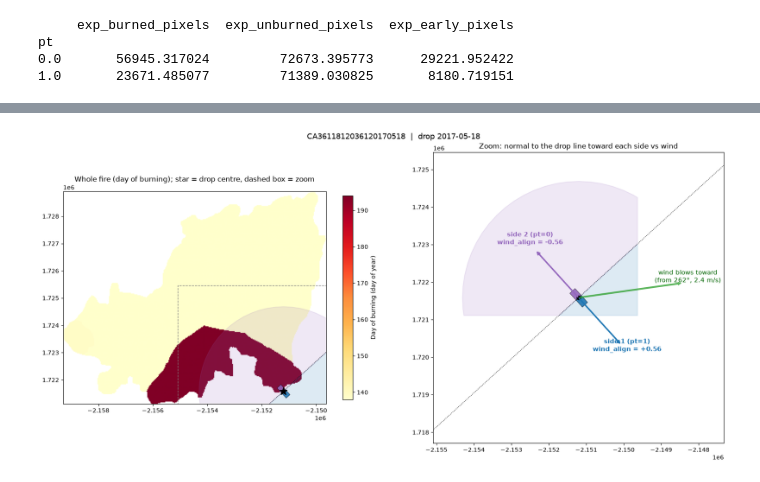
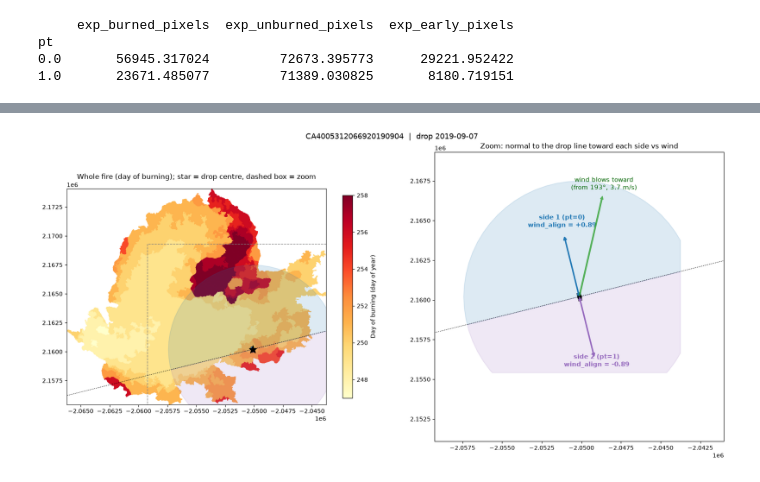
Before and after one commit to SulavSapkota2060/wildfire-retardant-drop-ml, a Jupyter notebook: notebooks/02_feature_extraction.ipynb, the cells around one changed output, grey strips where cells are left out. Drawn from its saved outputs; the diff is of its cells as text; code cells hidden in the pictures.

```diff
--- a/notebooks/02_feature_extraction.ipynb
+++ b/notebooks/02_feature_extraction.ipynb
@@ -1039,8 +1056,8 @@ def plot_wind_drop(pair):
     fig.suptitle(f"{row['Evnt_ID']}  |  drop {G['date'].date()}", fontsize=13)
     plt.tight_layout(); plt.show()
 # %%
-test_drop_id = drops["drop_id"].iloc[5049]
+test_drop_id = drops["drop_id"].iloc[7889]
 
 plot_wind_drop(drops[drops["drop_id"] == test_drop_id])
 # %% [output]
-[figure, old version]
+[figure, new version]
```
Also changed, not shown: parts of 3 cells of this notebook, 12 other files.
